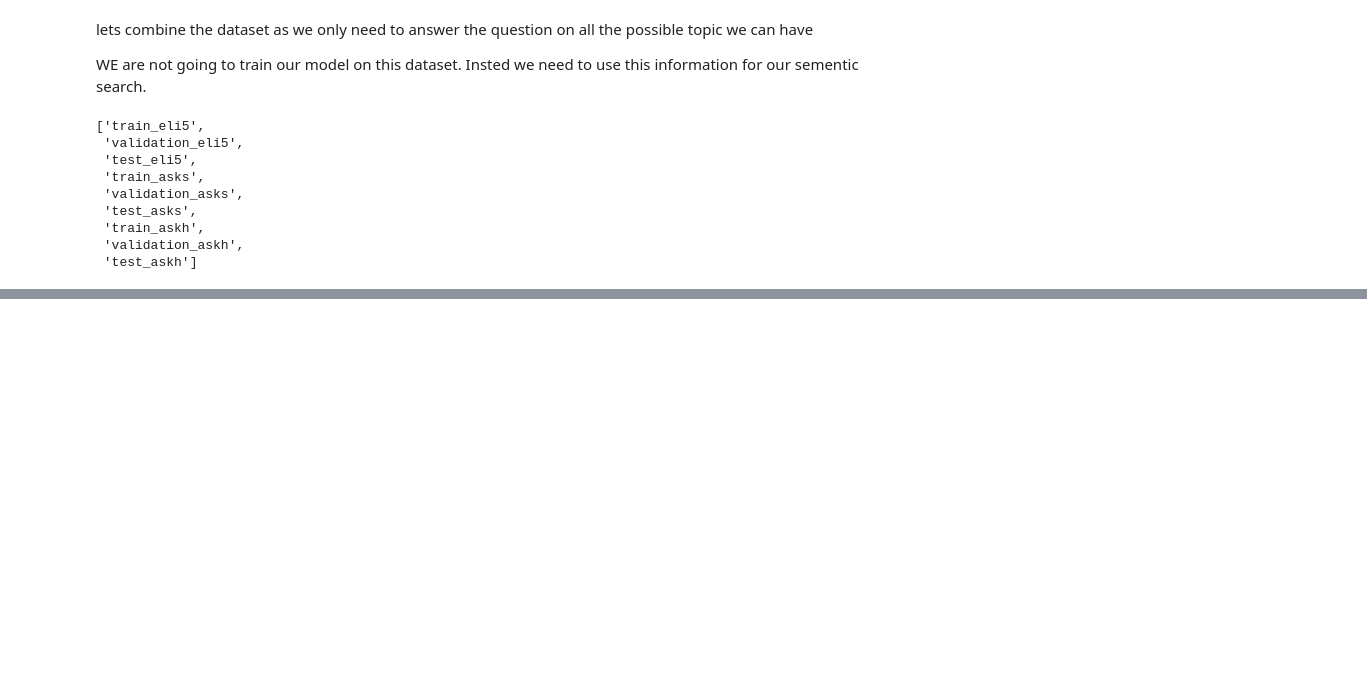
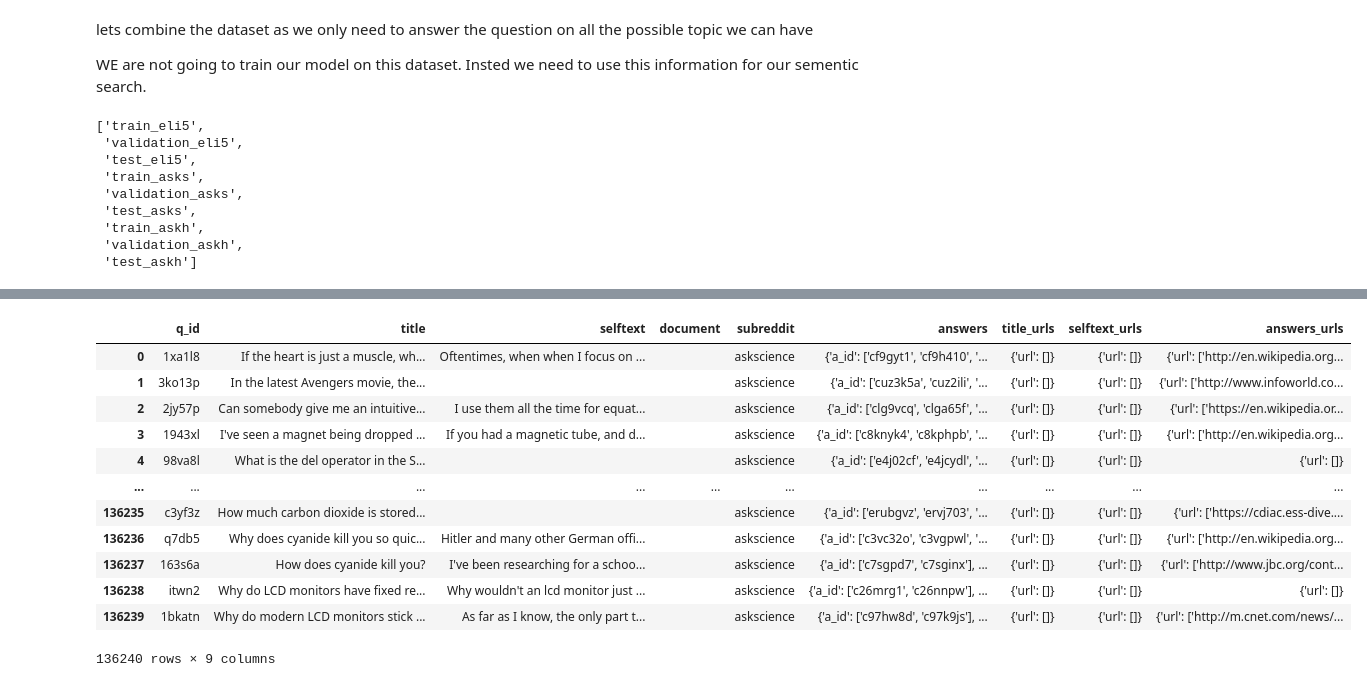
Before and after one commit to safeer-maker/Question-Answering-with-LLM, a Jupyter notebook: Question_answering_with_T5.ipynb, the cells around one changed output, grey strips where cells are left out. Drawn from its saved outputs; the diff is of its cells as text; code cells hidden in the pictures; blank space fills up the shorter version.

```diff
--- a/Question_answering_with_T5.ipynb
+++ b/Question_answering_with_T5.ipynb
@@ -56,0 +116,17 @@ Dataset({
+# %%
+temp_ds = pd.concat([temp_ds, dataset['train_asks'].to_pandas()], ignore_index=True)
+temp_ds
+# %% [output]
+|  | q_id | title | selftext | document | subreddit | answers | title_urls | selftext_urls | answers_urls |
+| 0 | 1xa1l8 | If the heart is just a muscle, wh... | Oftentimes, when when I focus on ... |  | askscience | {'a_id': ['cf9gyt1', 'cf9h410', '... | {'url': []} | {'url': []} | {'url': ['http://en.wikipedia.org... |
+| 1 | 3ko13p | In the latest Avengers movie, the... |  |  | askscience | {'a_id': ['cuz3k5a', 'cuz2ili', '... | {'url': []} | {'url': []} | {'url': ['http://www.infoworld.co... |
+| 2 | 2jy57p | Can somebody give me an intuitive... | I use them all the time for equat... |  | askscience | {'a_id': ['clg9vcq', 'clga65f', '... | {'url': []} | {'url': []} | {'url': ['https://en.wikipedia.or... |
+| 3 | 1943xl | I've seen a magnet being dropped ... | If you had a magnetic tube, and d... |  | askscience | {'a_id': ['c8knyk4', 'c8kphpb', '... | {'url': []} | {'url': []} | {'url': ['http://en.wikipedia.org... |
+| 4 | 98va8l | What is the del operator in the S... |  |  | askscience | {'a_id': ['e4j02cf', 'e4jcydl', '... | {'url': []} | {'url': []} | {'url': []} |
+| ... | ... | ... | ... | ... | ... | ... | ... | ... | ... |
+| 136235 | c3yf3z | How much carbon dioxide is stored... |  |  | askscience | {'a_id': ['erubgvz', 'ervj703', '... | {'url': []} | {'url': []} | {'url': ['https://cdiac.ess-dive.... |
+| 136236 | q7db5 | Why does cyanide kill you so quic... | Hitler and many other German offi... |  | askscience | {'a_id': ['c3vc32o', 'c3vgpwl', '... | {'url': []} | {'url': []} | {'url': ['http://en.wikipedia.org... |
+| 136237 | 163s6a | How does cyanide kill you? | I've been researching for a schoo... |  | askscience | {'a_id': ['c7sgpd7', 'c7sginx'], ... | {'url': []} | {'url': []} | {'url': ['http://www.jbc.org/cont... |
+| 136238 | itwn2 | Why do LCD monitors have fixed re... | Why wouldn't an lcd monitor just ... |  | askscience | {'a_id': ['c26mrg1', 'c26nnpw'], ... | {'url': []} | {'url': []} | {'url': []} |
+| 136239 | 1bkatn | Why do modern LCD monitors stick ... | As far as I know, the only part t... |  | askscience | {'a_id': ['c97hw8d', 'c97k9js'], ... | {'url': []} | {'url': []} | {'url': ['http://m.cnet.com/news/... |
+136240 rows × 9 columns
```
Also changed, not shown: parts of 20 cells of this notebook.
